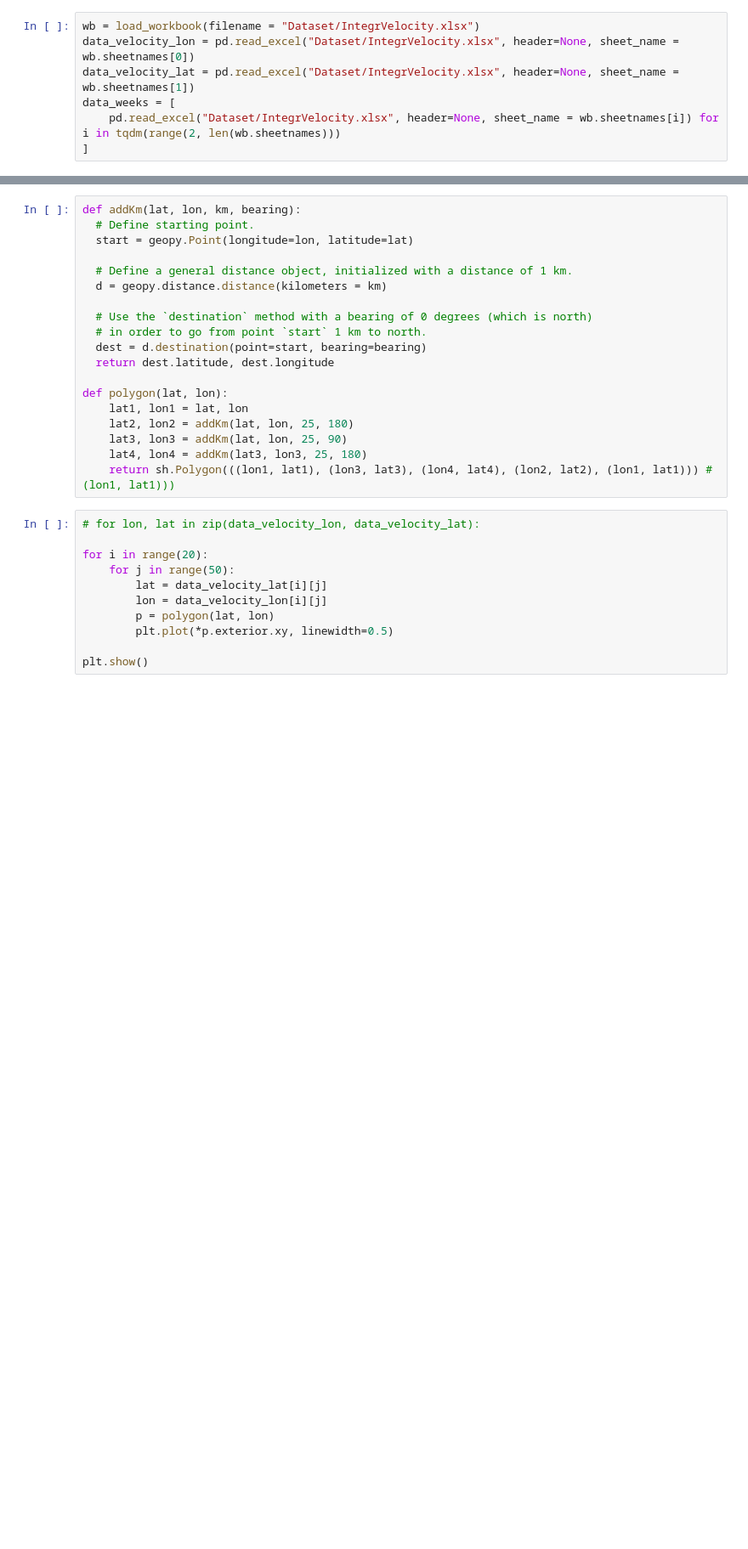
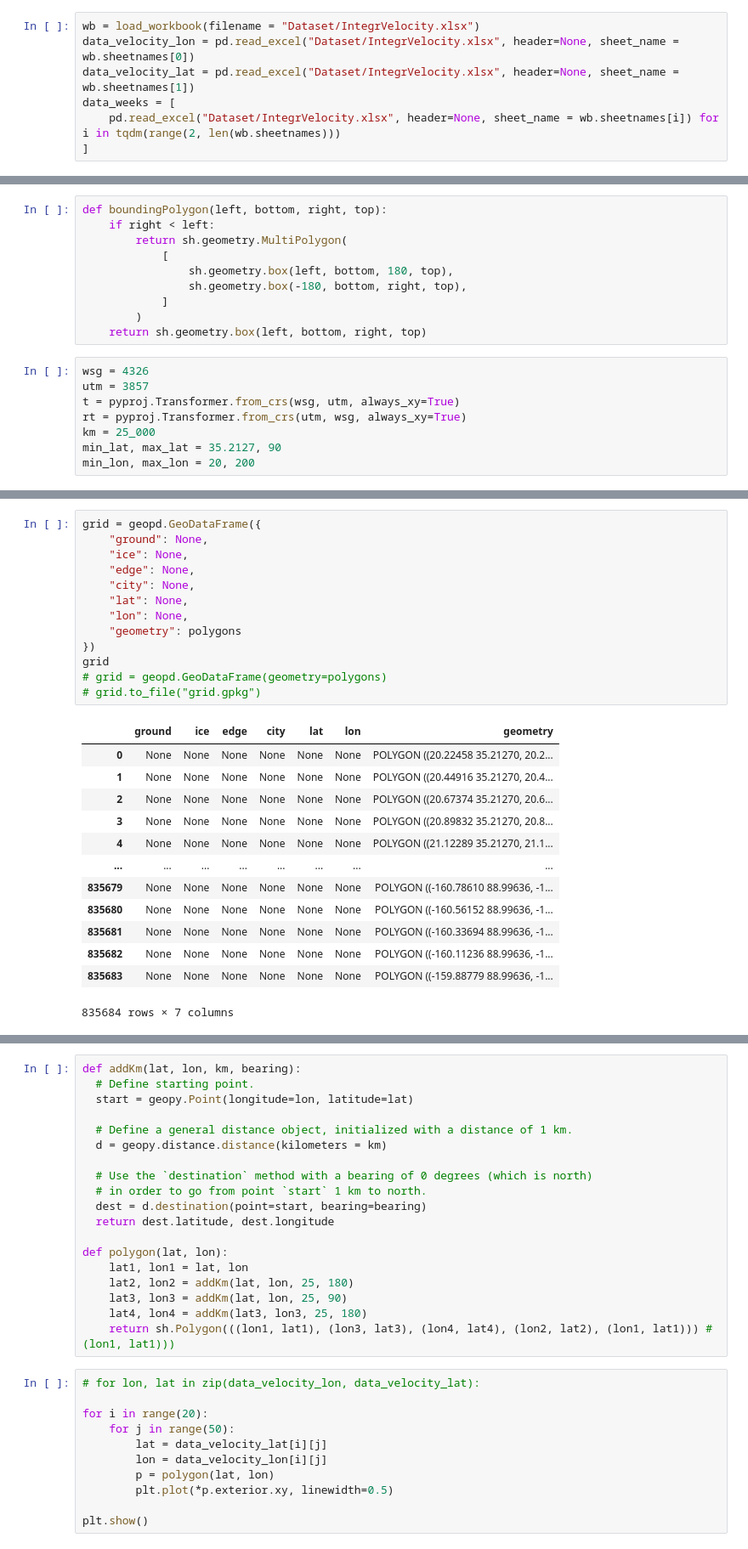
Before and after one commit to SamocatBestTeam/Ledokolych, a Jupyter notebook: data_loading.ipynb, the cells around one changed output, grey strips where cells are left out. Shown at 85% size. Cells and saved outputs as stored; diff of their text form; blank space fills up the shorter version.

Commit message:
BIG grid computed

```diff
--- a/data_loading.ipynb
+++ b/data_loading.ipynb
@@ -22,0 +128,18 @@ data_weeks = [
+# %%
+def boundingPolygon(left, bottom, right, top):
+    if right < left:
+        return sh.geometry.MultiPolygon(
+            [
+                sh.geometry.box(left, bottom, 180, top),
+                sh.geometry.box(-180, bottom, right, top),
+            ]
+        )
+    return sh.geometry.box(left, bottom, right, top)
+# %%
+wsg = 4326
+utm = 3857
+t = pyproj.Transformer.from_crs(wsg, utm, always_xy=True)
+rt = pyproj.Transformer.from_crs(utm, wsg, always_xy=True)
+km = 25_000
+min_lat, max_lat = 35.2127, 90
+min_lon, max_lon = 20, 200
@@ -22,0 +207,27 @@ data_weeks = [
+# %%
+grid = geopd.GeoDataFrame({
+    "ground": None,
+    "ice": None,
+    "edge": None,
+    "city": None,
+    "lat": None,
+    "lon": None,
+    "geometry": polygons
+})
+grid
+# grid = geopd.GeoDataFrame(geometry=polygons)
+# grid.to_file("grid.gpkg")
+# %% [output]
+|  | ground | ice | edge | city | lat | lon | geometry |
+| 0 | None | None | None | None | None | None | POLYGON ((20.22458 35.21270, 20.2... |
+| 1 | None | None | None | None | None | None | POLYGON ((20.44916 35.21270, 20.4... |
+| 2 | None | None | None | None | None | None | POLYGON ((20.67374 35.21270, 20.6... |
+| 3 | None | None | None | None | None | None | POLYGON ((20.89832 35.21270, 20.8... |
+| 4 | None | None | None | None | None | None | POLYGON ((21.12289 35.21270, 21.1... |
+| ... | ... | ... | ... | ... | ... | ... | ... |
+| 835679 | None | None | None | None | None | None | POLYGON ((-160.78610 88.99636, -1... |
+| 835680 | None | None | None | None | None | None | POLYGON ((-160.56152 88.99636, -1... |
+| 835681 | None | None | None | None | None | None | POLYGON ((-160.33694 88.99636, -1... |
+| 835682 | None | None | None | None | None | None | POLYGON ((-160.11236 88.99636, -1... |
+| 835683 | None | None | None | None | None | None | POLYGON ((-159.88779 88.99636, -1... |
+835684 rows × 7 columns
```
Also changed, not shown: parts of 17 cells of this notebook, 1 other file.
